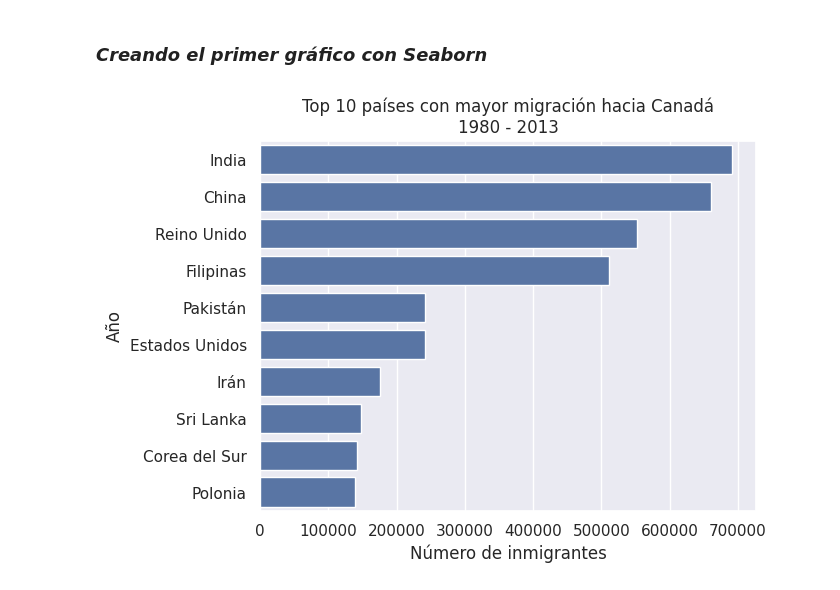
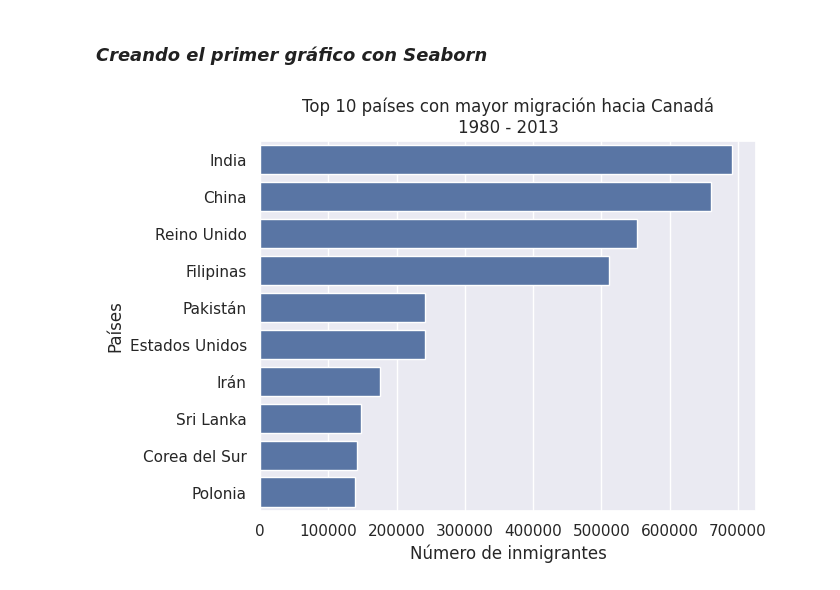
Before and after one commit to NatSama2/Curso-Alura-Latam, a Jupyter notebook: visualizacion_de_datos_con_python.ipynb, the cells around one changed output. Drawn from its saved outputs; the diff is of its cells as text; code cells hidden in the pictures.

Commit message:
Personalizando las visualizaciones con Seaborn

```diff
--- a/visualizacion_de_datos_con_python.ipynb
+++ b/visualizacion_de_datos_con_python.ipynb
@@ -466,8 +466,8 @@ top_10
 # %%
 ax = sns.barplot(data=top_10, x=top_10['Total'],y=top_10.index, orient='h')
 ax.set(title='Top 10 países con mayor migración hacia Canadá\n1980 - 2013',
        xlabel='Número de inmigrantes',
-       ylabel='Año')
+       ylabel='Países')
 plt.show()
 # %% [output]
-[figure, old version]
+[figure, new version]
```
Also changed, not shown: parts of 15 cells of this notebook.
